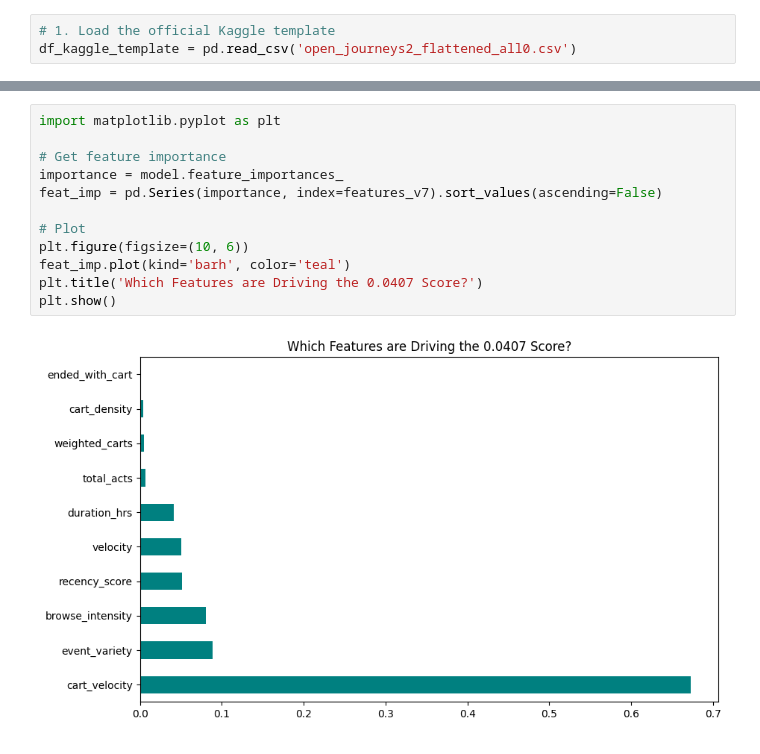
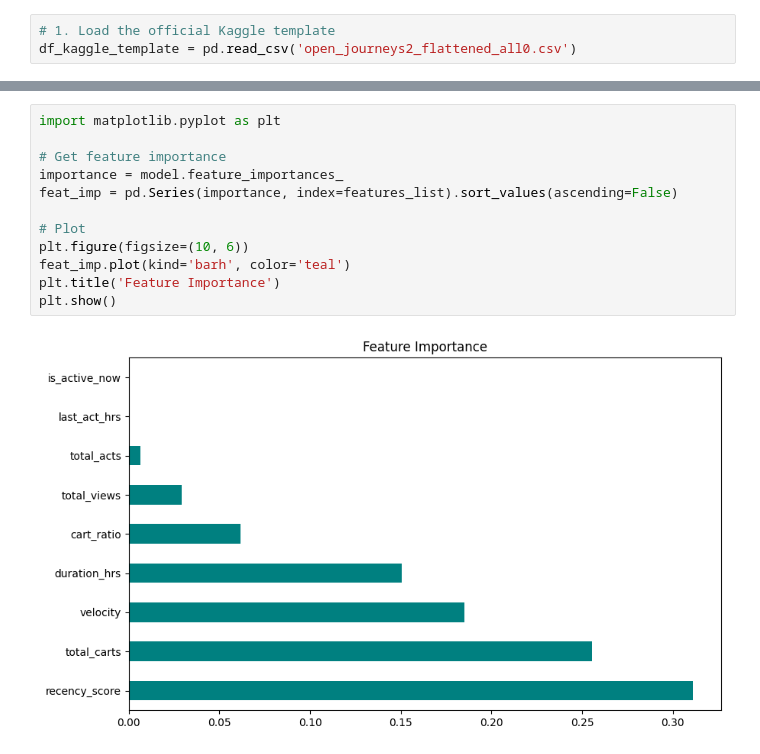
Before and after one commit to anthnoyc/stats_m148, a Jupyter notebook: kagglecomp2.ipynb, the cells around one changed output, grey strips where cells are left out. Drawn from its saved outputs; the diff is of its cells as text.

```diff
--- a/kagglecomp2.ipynb
+++ b/kagglecomp2.ipynb
@@ -496,14 +461,14 @@ Final Mean: 0.0525
 # %%
 import matplotlib.pyplot as plt
 
 # Get feature importance
 importance = model.feature_importances_
-feat_imp = pd.Series(importance, index=features_v7).sort_values(ascending=False)
+feat_imp = pd.Series(importance, index=features_list).sort_values(ascending=False)
 
 # Plot
 plt.figure(figsize=(10, 6))
 feat_imp.plot(kind='barh', color='teal')
-plt.title('Which Features are Driving the 0.0407 Score?')
+plt.title('Feature Importance')
 plt.show()
 # %% [output]
-[figure, old version]
+[figure, new version]
```
Also changed, not shown: parts of 1 cell of this notebook.
